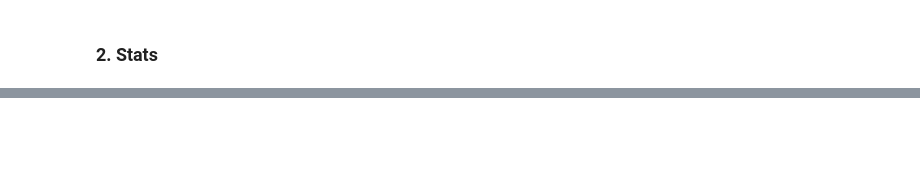
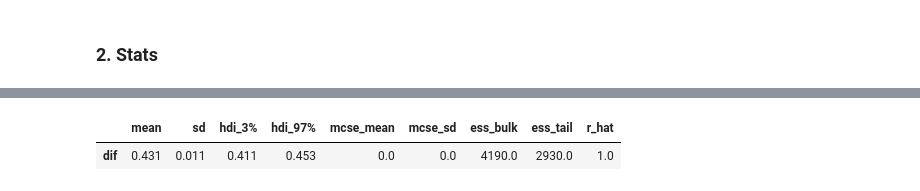
Before and after one commit to alexeykosh/2023-lexical-uncertainty-context-model, a Jupyter notebook: src/notebooks/experiment_model.ipynb, the cells around one changed output, grey strips where cells are left out. Cells and saved outputs as stored; diff of their text form; code cells hidden in the pictures; blank space fills up the shorter version.

```diff
--- a/src/notebooks/experiment_model.ipynb
+++ b/src/notebooks/experiment_model.ipynb
@@ -410,3 +409,8 @@ Sampling 4 chains for 1_000 tune and 1_000 draw iterations (4_000 + 4_000 draws
+# %%
+pm.summary(trace0, ['dif'])
+# %% [output]
+|  | mean | sd | hdi_3% | hdi_97% | mcse_mean | mcse_sd | ess_bulk | ess_tail | r_hat |
+| dif | 0.431 | 0.011 | 0.411 | 0.453 | 0.0 | 0.0 | 4190.0 | 2930.0 | 1.0 |
 # %%
 X_long = results_['long_1']
 X_short = results_['short_1']
```
Also changed, not shown: parts of 19 cells of this notebook.
